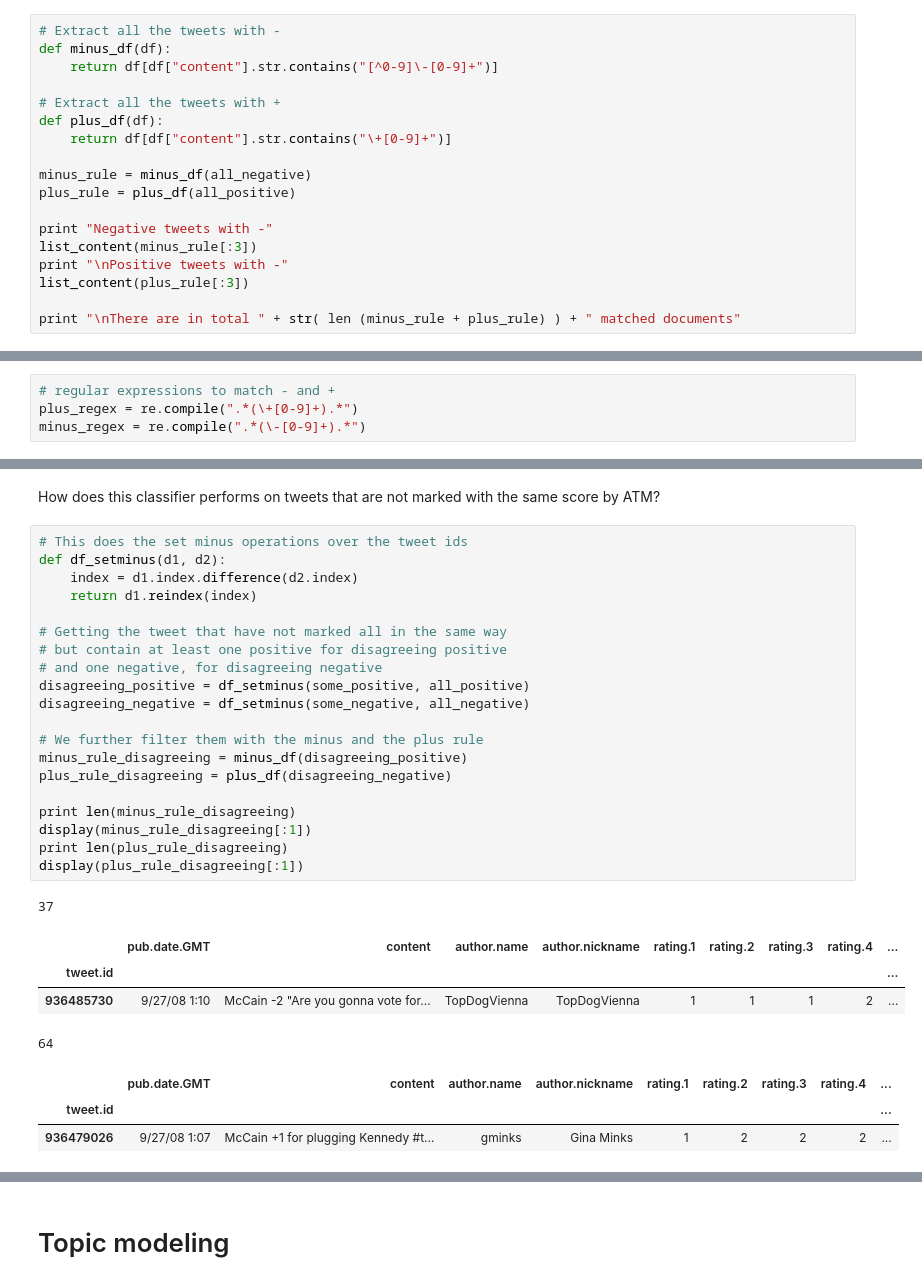
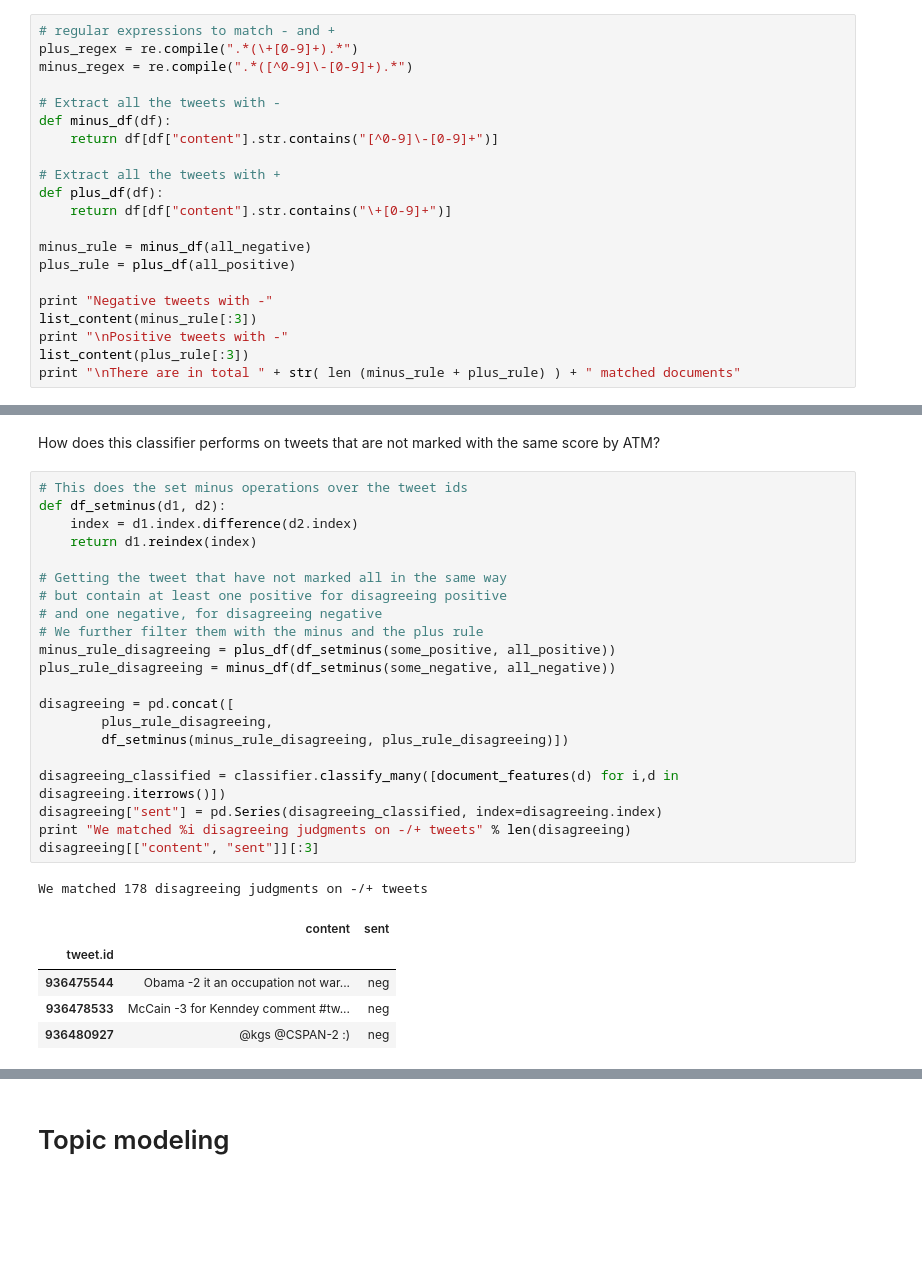
Before and after one commit to ralucacocioban/SentimentClassification, a Jupyter notebook: Politweet.ipynb, the cells around one changed output, grey strips where cells are left out. Saved outputs shown, nothing was run; the diff lists cells and outputs as text; blank space fills up the shorter version.

```diff
--- a/Politweet.ipynb
+++ b/Politweet.ipynb
@@ -145,6 +142,10 @@ All positive
 # %% [markdown]
 At this stage, we decided to explore whether we can find a simple matching rule to define the polarity ...Showing tweets that have -1, -2, -3.. in the text, in order to write a rule-based system
 # %%
+# regular expressions to match - and +
+plus_regex = re.compile(".*(\+[0-9]+).*")
+minus_regex = re.compile(".*([^0-9]\-[0-9]+).*")
+
 # Extract all the tweets with -
 def minus_df(df):
     return df[df["content"].str.contains("[^0-9]\-[0-9]+")]
@@ -160,7 +161,6 @@ print "Negative tweets with -"
 list_content(minus_rule[:3])
 print "\nPositive tweets with -"
 list_content(plus_rule[:3])
-
 print "\nThere are in total " + str( len (minus_rule + plus_rule) ) + " matched documents"
 # %% [output]
 Negative tweets with -
@@ -180,10 +180,6 @@ There are in total 225 matched documents
 We decided to use our rules as a features into a Naive Bayes Classifier.
 
 Hence we write two regular expressions to match + and - tweets, previously filtered by same-rating by ATM
-# %%
-# regular expressions to match - and +
-plus_regex = re.compile(".*(\+[0-9]+).*")
-minus_regex = re.compile(".*(\-[0-9]+).*")
 # %%
 # Extract features of a document
 def document_features(document):
@@ -242,29 +238,28 @@ How does this classifier performs on tweets that are not marked with the same sc
 # %%
 # This does the set minus operations over the tweet ids
 def df_setminus(d1, d2):
     index = d1.index.difference(d2.index)
     return d1.reindex(index)
 
 # Getting the tweet that have not marked all in the same way
 # but contain at least one positive for disagreeing positive
 # and one negative, for disagreeing negative
-disagreeing_positive = df_setminus(some_positive, all_positive)
-disagreeing_negative = df_setminus(some_negative, all_negative)
+# We further filter them with the minus and the plus rule
+minus_rule_disagreeing = plus_df(df_setminus(some_positive, all_positive))
+plus_rule_disagreeing = minus_df(df_setminus(some_negative, all_negative))
 
-# We further filter them with the minus and the plus rule
-minus_rule_disagreeing = minus_df(disagreeing_positive)
-plus_rule_disagreeing = plus_df(disagreeing_negative)
+disagreeing = pd.concat([
+        plus_rule_disagreeing,
+        df_setminus(minus_rule_disagreeing, plus_rule_disagreeing)])
 
-print len(minus_rule_disagreeing)
-display(minus_rule_disagreeing[:1])
-print len(plus_rule_disagreeing)
-display(plus_rule_disagreeing[:1])
+disagreeing_classified = classifier.classify_many([document_features(d) for i,d in disagreeing.iterrows()])
+disagreeing["sent"] = pd.Series(disagreeing_classified, index=disagreeing.index)
+print "We matched %i disagreeing judgments on -/+ tweets" % len(disagreeing)
+disagreeing[["content", "sent"]][:3]
 # %% [output]
-37
+We matched 178 disagreeing judgments on -/+ tweets
-|  | pub.date.GMT | content | author.name | author.nickname | rating.1 | rating.2 | rating.3 | rating.4 | ... |
-| tweet.id |  |  |  |  |  |  |  |  | ... |
-| 936485730 | 9/27/08 1:10 | McCain -2 "Are you gonna vote for... | TopDogVienna | TopDogVienna | 1 | 1 | 1 | 2 | ... |
+|  | content | sent |
+| tweet.id |  |  |
+| 936475544 | Obama -2 it an occupation not war... | neg |
+| 936478533 | McCain -3 for Kenndey comment #tw... | neg |
+| 936480927 | @kgs @CSPAN-2 :) | neg |
-64
-|  | pub.date.GMT | content | author.name | author.nickname | rating.1 | rating.2 | rating.3 | rating.4 | ... |
-| tweet.id |  |  |  |  |  |  |  |  | ... |
-| 936479026 | 9/27/08 1:07 | McCain +1 for plugging Kennedy #t... | gminks | Gina Minks | 1 | 2 | 2 | 2 | ... |
```
Also changed, not shown: parts of 12 cells of this notebook.
